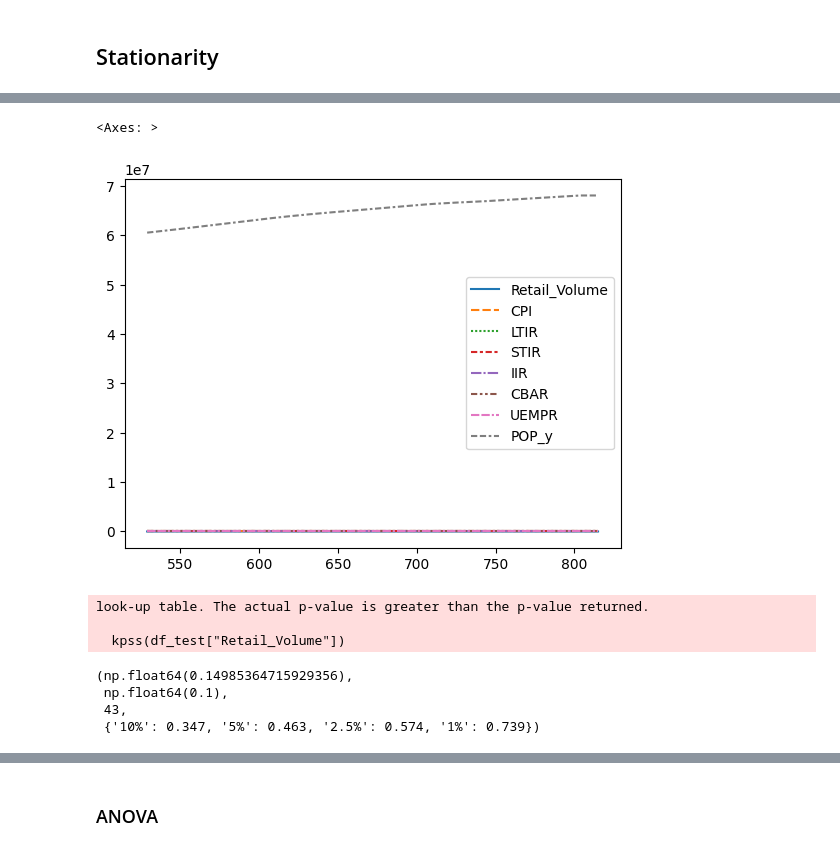
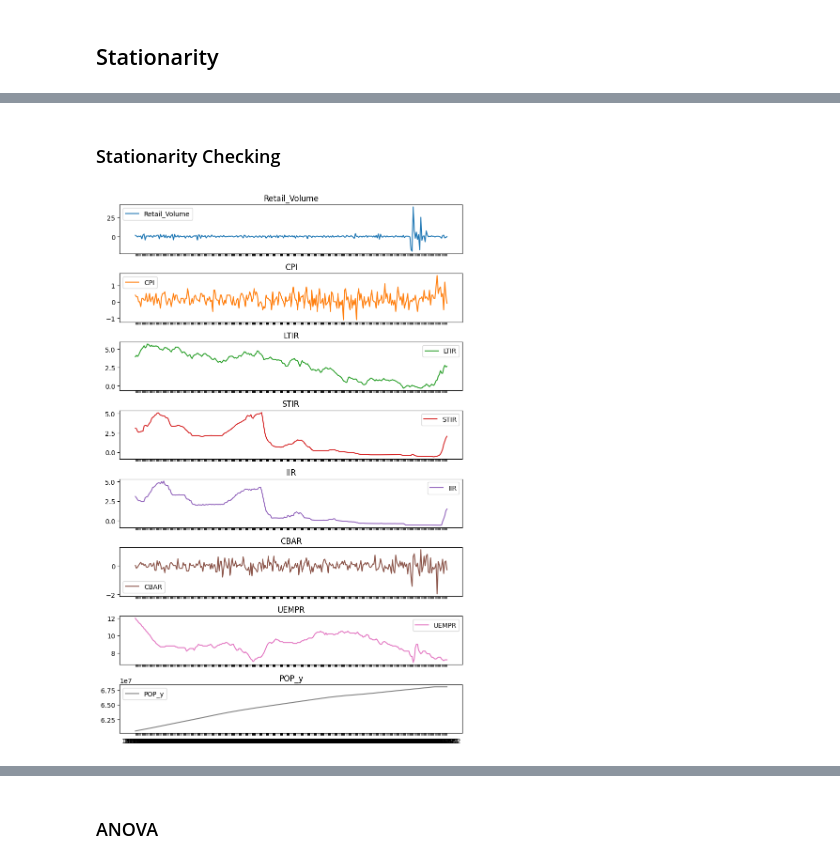
Before and after one commit to emirsglm/consumer-behavior-analysis, a Jupyter notebook: test.ipynb, the cells around one changed output, grey strips where cells are left out. Drawn from its saved outputs; the diff is of its cells as text; code cells hidden in the pictures.

```diff
--- a/test.ipynb
+++ b/test.ipynb
@@ -278,7 +274,27 @@ sns.lineplot(df_merged)
-# %%
-sns.lineplot(df_filled)
-# %% [output]
-<Axes: >
-[figure, removed]
+# %% [markdown]
+### Stationarity Checking
+# %%
+df_filled.set_index("DATE", inplace=True)
+# %%
+import matplotlib.pyplot as plt
+
+# Select numeric columns
+numeric_columns = df_filled.select_dtypes(include='number').columns
+
+# Create subplots
+fig, axes = plt.subplots(len(numeric_columns), 1, figsize=(8, 12), sharex=True)
+
+# Plot each numeric column
+colors = plt.cm.tab10.colors  # Use a colormap for different colors
+for i, column in enumerate(numeric_columns):
+    axes[i].plot(df_filled.index, df_filled[column], label=column, color=colors[i % len(colors)])  # Use index instead of 'DATE'
+    axes[i].set_title(column)
+    axes[i].legend()
+
+# Adjust layout
+plt.tight_layout()
+plt.show()
+# %% [output]
+[figure, added]
 # %%
 df_test = df_filled[['Retail_Volume', 'CPI', 'LTIR', 'STIR', 'IIR', 'CBAR', 'UEMPR',"POP_y"]]
@@ -374,13 +377,3 @@ def check_stationarity_extended(df, signif=0.05, regression='c'):
         results.append(row)
 
     return pd.DataFrame(results)
-# %%
-kpss(df_test["Retail_Volume"])
-# %% [output]
-look-up table. The actual p-value is greater than the p-value returned.
-
-  kpss(df_test["Retail_Volume"])
-(np.float64(0.14985364715929356),
- np.float64(0.1),
- 43,
- {'10%': 0.347, '5%': 0.463, '2.5%': 0.574, '1%': 0.739})
```
Also changed, not shown: parts of 63 cells of this notebook.
